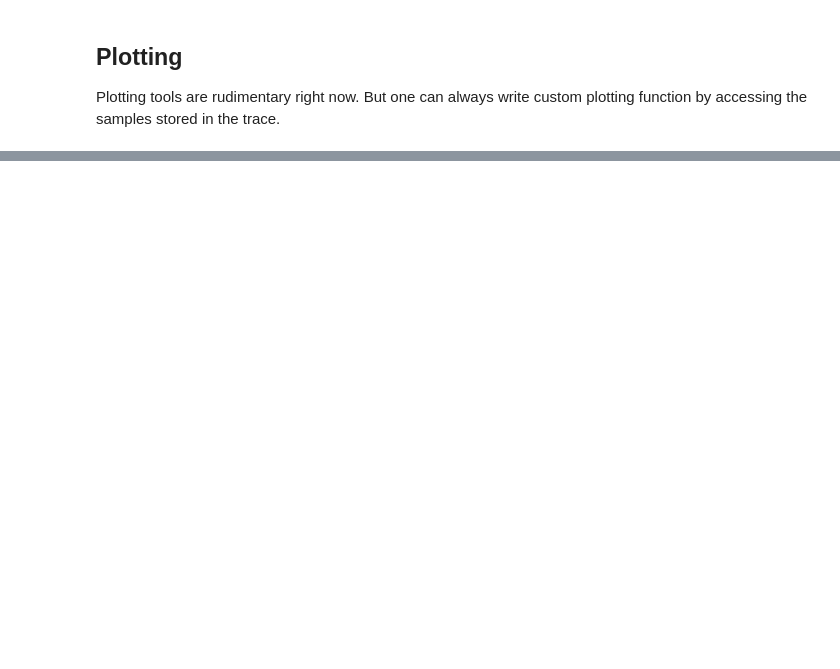
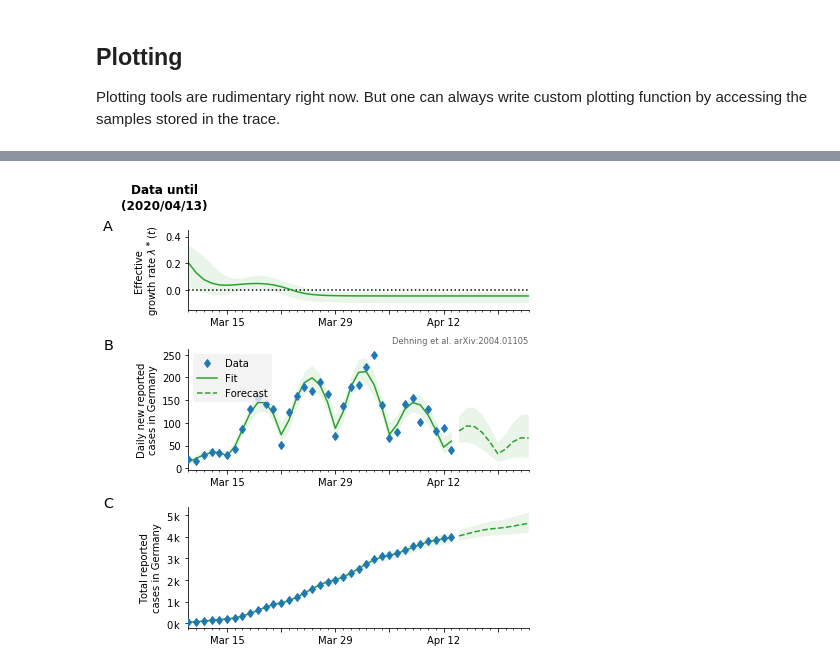
Before and after one commit to Priesemann-Group/covid19_inference, a Jupyter notebook: scripts/example_one_bundesland.ipynb, the cells around one changed output, grey strips where cells are left out. Saved outputs shown, nothing was run; the diff lists cells and outputs as text; code cells hidden in the pictures; blank space fills up the shorter version.

```diff
--- a/scripts/example_one_bundesland.ipynb
+++ b/scripts/example_one_bundesland.ipynb
@@ -197,0 +202,5 @@ plt.tight_layout()
+# %%
+# timeseries overeview, for now needs an offset variable to get cumulative cases
+fig, axes = cov19.plot.timeseries_overview(model, trace, offset=total_cases[0])
+# %% [output]
+[figure, added]
```
Also changed, not shown: parts of 6 cells of this notebook, 1 other file.
